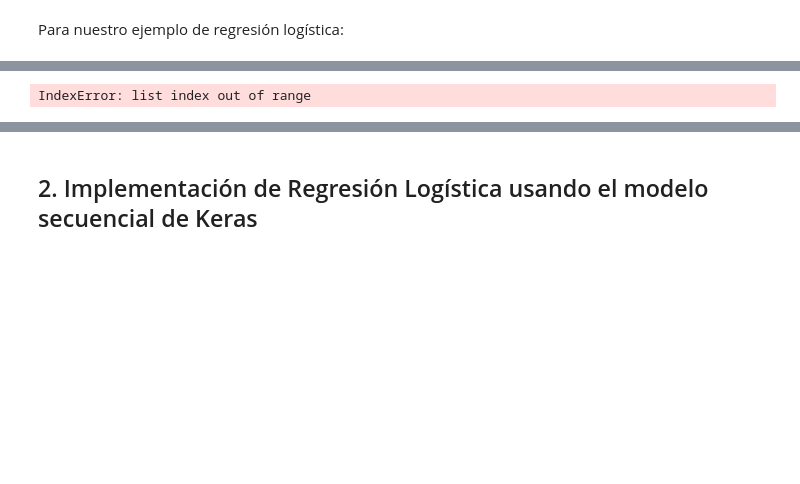
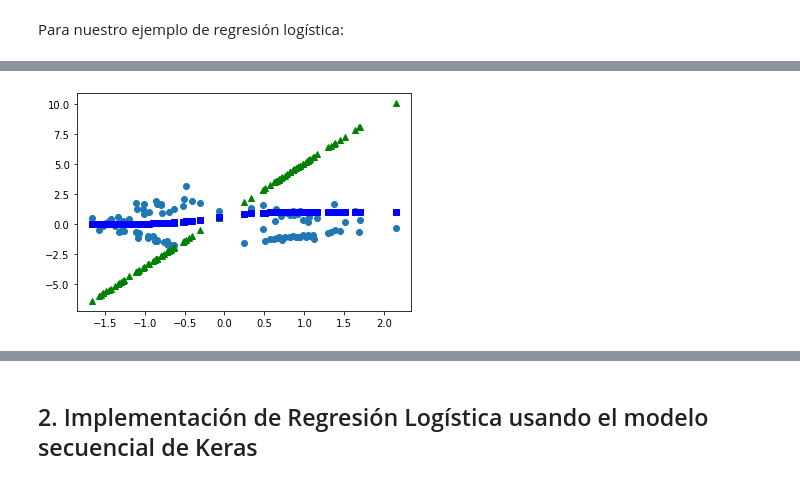
Before and after one commit to juanchess98/Notebooks-Deep-Learning, a Jupyter notebook: Regresion_Logistica.ipynb, the cells around one changed output, grey strips where cells are left out. Saved outputs shown, nothing was run; the diff lists cells and outputs as text; code cells hidden in the pictures; blank space fills up the shorter version.

```diff
--- a/Regresion_Logistica.ipynb
+++ b/Regresion_Logistica.ipynb
@@ -104,5 +108,5 @@ def reg_logistica(X_train, Y_train, X_test, Y_test, num_iterations=2000, learnin
     model.fit(X_train, Y_train, batch_size=1, epochs=num_iterations, shuffle=False)
     return model
 # %%
-model_logistic = reg_logistica(X_[:80,0], y_[:80], X_[81:,0], y_[81:], num_iterations=20)
+model_logistic = reg_logistica(X_[:80,0], y_[:80], X_[80:90,0], y_[80:90], num_iterations=10, learning_rate=0.1)
 # %% [output]
@@ -141,6 +157,9 @@ _________________________________________________________________
 # %%
-len(model_logistic.layers[1].weights)
-model_logistic.layers[0].weights[0].shape
-model_logistic.layers[1].weights[1].shape
+W = model_logistic.layers[1].get_weights()[0][0][0]
+b = model_logistic.layers[1].get_weights()[1][0]
-# %% [output]
-IndexError: list index out of range
+# %%
+resultado = lambda x: W*x + b
+plt.plot(X_[:,0],X_[:,1], 'o', X_[:,0], resultado(X_[:,0]), 'g^', X_[:,0], sigmoide(resultado(X_[:,0])), 'bs')
+plt.show()
+# %% [output]
+[figure, added]
```
Also changed, not shown: parts of 6 cells of this notebook.
